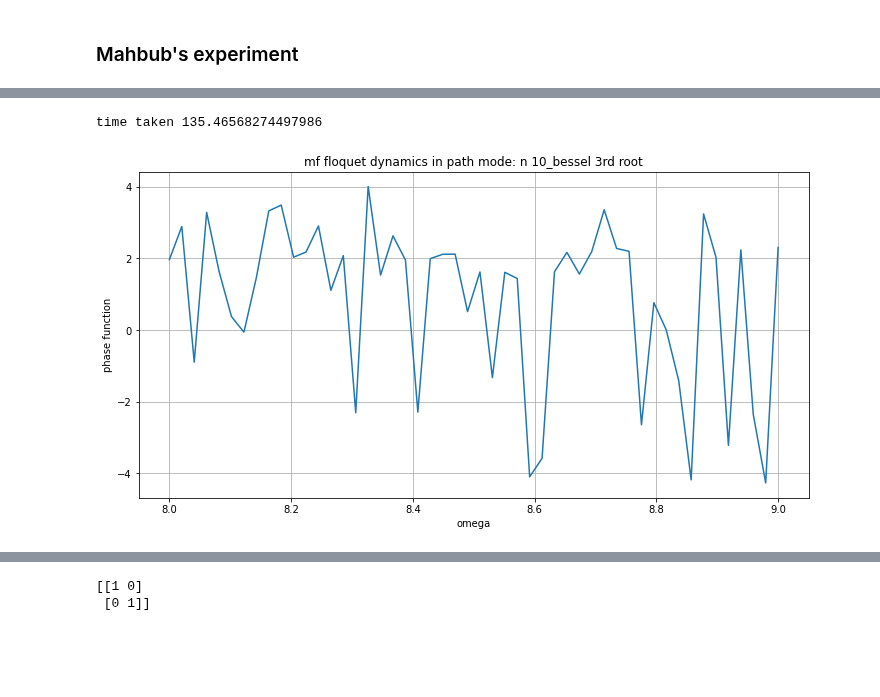
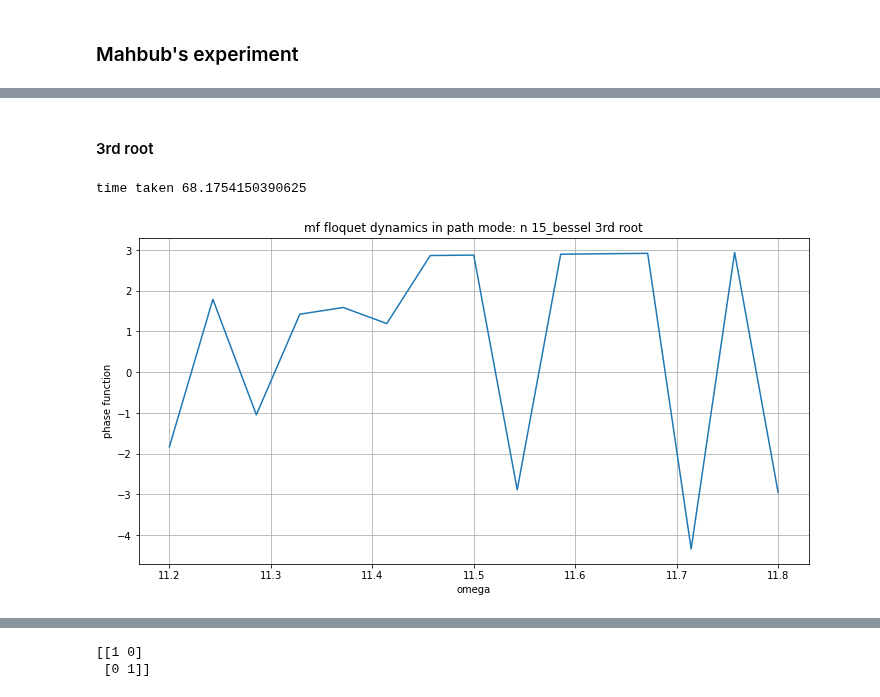
Before and after one commit to SuperStarCZ/floquet_theory, a Jupyter notebook: floquet_mfd_new_check.ipynb, the cells around one changed output, grey strips where cells are left out. Cells and saved outputs as stored; diff of their text form; code cells hidden in the pictures; blank space fills up the shorter version.

```diff
--- a/floquet_mfd_new_check.ipynb
+++ b/floquet_mfd_new_check.ipynb
@@ -1461,3 +1602,5 @@ time taken 2046.4071884155273
+# %% [markdown]
+#### 3rd root
 # %%
 import numpy as np
 from odeintw import odeintw
@@ -1470,14 +1613,14 @@ from array import *
 start = time.time()
 
 cosp_init = 0.0
-N = 10
+N = 15
 h = 25.0
 h0 = 0.1
 nn = 1   # this is the th column of the inital floquet evolution matrix
          # for which the path we shall follow
 
 q = np.linspace(-0.5, 0.5, N)
-omega_range = np.linspace(8.0,9.0,50)
+omega_range = np.linspace(11.2,11.8,15)
 omegas = omega_range
 
 
@@ -1547,6 +1690,7 @@ if __name__ == '__main__':
 
     # calculate for first frequency
     w = omegas[0]
+    #print('omega',w)
     T = 2 * np.pi/w
     t = np.linspace(0,2 * np.pi/w,N)
     floqEvolution_mat = np.zeros((N,N)) + (1j) * np.zeros((N,N))
@@ -1562,40 +1706,41 @@ if __name__ == '__main__':
     phasefunc_path[0] = phasefunc.real
     # calculate for rest of the frequencies
     for cc, w in enumerate(omegas[1:len(omegas)]):
+        #print('omega',w)
         #print('evecs_path',evecs_path)
         T = 2 * np.pi/w
         t = np.linspace(0,2 * np.pi/w,N)
         floqEvolution_mat = np.zeros((N,N)) + (1j) * np.zeros((N,N))
 
         for mm in np.arange(N):
             psi0 = periodic_psi[mm]
             psi_t = odeintw(floq_func,psi0,t,args=(h,h0,w,cosp), Dfun=floq_jac)
             floqEvolution_mat[mm] = psi_t[N-1]
         evals, evecs = eig(floqEvolution_mat)
         prob = np.asarray(list(map(lambda x:np.dot(np.conjugate(evecs_path/np.linalg.norm(evecs_path)).T,x/np.linalg.norm(x)),evecs)))
         #print('prob',prob.real)
 
         for i,pr in enumerate(prob):
             if (pr.real >= 0.9):
                 pp = i
                 #print('pp',pp)
                 break
         evecs_path = evecs[pp]
         phasefunc = (1j * np.log(evals[pp]))/T
         phasefunc_path[cc+1] = phasefunc.real
 
     print('time taken',time.time()-start)
     #print('phaefunction path',phasefunc_path)
     plt.figure(figsize = (12,6))
     plt.title(title)
     plt.xlabel("omega")
     plt.ylabel("phase function")
     plt.plot((omegas),phasefunc_path)
     plt.grid()
     plt.savefig(photoname,dpi = 300)
     plt.show()
 # %% [output]
-time taken 135.46568274497986
+time taken 68.1754150390625
-[figure, old version]
+[figure, new version]
 # %%
 np.dot(np.conjugate(evecs).T, evecs[0]/(np.linalg.norm(x)))
```
Also changed, not shown: parts of 2 cells of this notebook.
